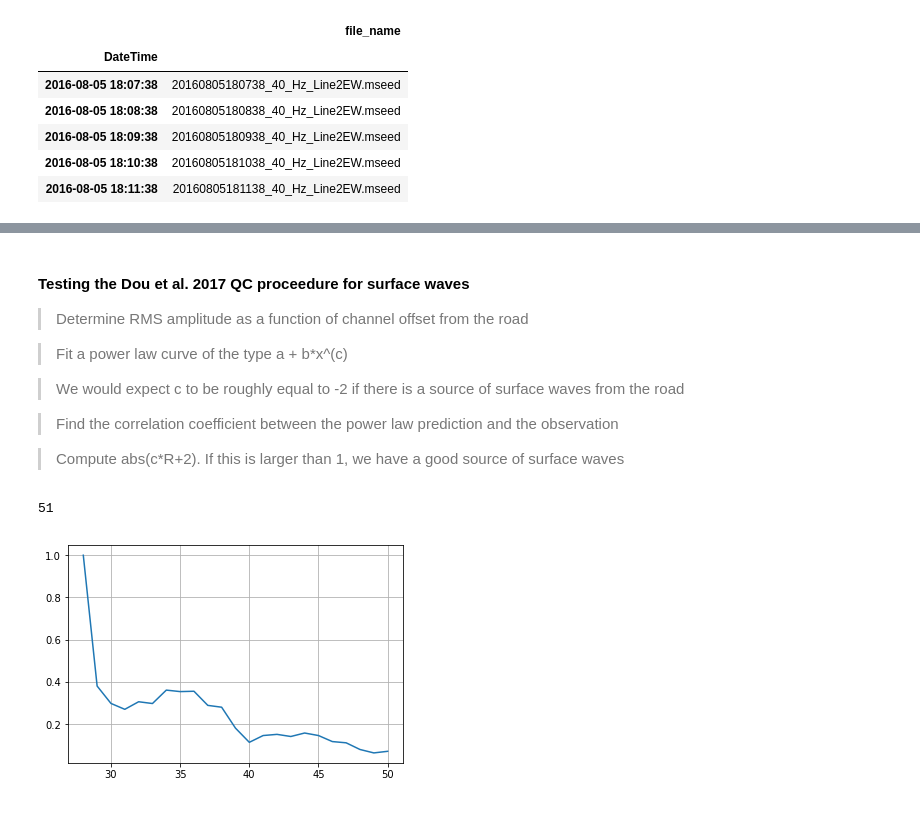
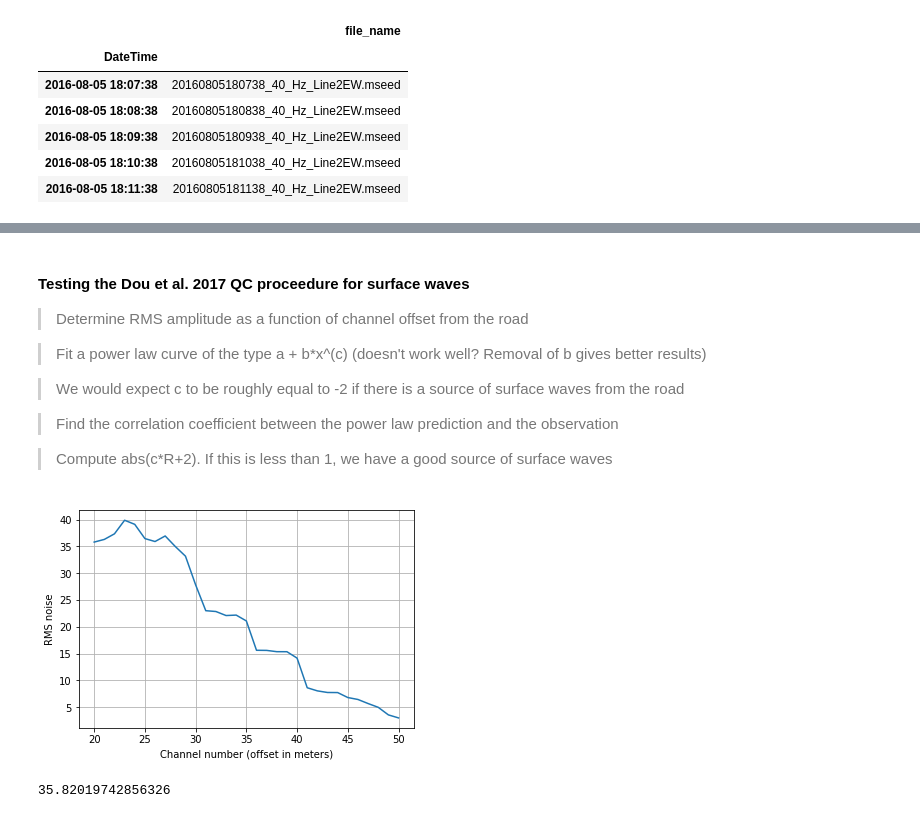
Before and after one commit to rmartinshort/Met_data_predict, a Jupyter notebook: notebooks/DAS XC test line 2EW.ipynb, the cells around one changed output, grey strips where cells are left out. Cells and saved outputs as stored; diff of their text form; code cells hidden in the pictures.

```diff
--- a/notebooks/DAS XC test line 2EW.ipynb
+++ b/notebooks/DAS XC test line 2EW.ipynb
@@ -59,7 +63,10 @@ datadir = "/media/rmartinshort/My Book/4Robert"
 cwd = os.getcwd()
 os.chdir(datadir)
 # %%
-f = op.read(fnames[0],format='mseed')
+f = op.read('20160805181538_40_Hz_Line2EW.mseed',format='mseed')
 f = f.detrend('demean')
 f = f.detrend('linear')
+rev_f = list(reversed(f))
+# %%
+start_trace = 25
 # %%
@@ -97,16 +113,0 @@ plt.ylim([-1,1])
-# %%
-shift = f[-1].stats.npts
-nchan = len(f)
-
-#############plot the pre-whitened trace
-f[-1].plot()
-f0 = whiten(f[-1])
-
-############plot the whitened trace
-f0.plot()
-
-
-fc = correlate(f0,f0,shift)
-X = np.linspace(-60,60,2*shift+1)
-Xcorr_mat = np.zeros([len(fc),nchan])
-Xcorr_mat[:,0] = fc
@@ -117,13 +115,13 @@ Xcorr_mat[:,0] = fc
 #### Testing the Dou et al. 2017 QC proceedure for surface waves
 >  Determine RMS amplitude as a function of channel offset from the road
 
->  Fit a power law curve of the type a + b*x^(c)
+>  Fit a power law curve of the type a + b*x^(c) (doesn't work well? Removal of b gives better results)
 
 >  We would expect c to be roughly equal to -2 if there is a source of surface waves from the road
 
 >  Find the correlation coefficient between the power law prediction and the observation
 
->  Compute abs(c*R+2). If this is larger than 1, we have a good source of surface waves
+>  Compute abs(c*R+2). If this is less than 1, we have a good source of surface waves
 # %%
 from scipy.optimize import curve_fit
 from scipy.stats import pearsonr
@@ -134,22 +132,27 @@ def func_powerlaw(x,m,a):
 
 target_func = func_powerlaw
 # %%
-print(nchan)
-chan_n = np.zeros(nchan)
-rms_vals = np.ones(nchan)
-offset = 28
-for i in range(nchan):
-    tr = list(reversed(f))[i]
-    tr.detrend('demean')
-    tr.detrend()
+chan_n = np.zeros(nchan-start_trace)
+rms_vals = np.ones(nchan-start_trace)
+offset = start_trace
+j = 0
+
+for i in range(start_trace,nchan):
+    tr = rev_f[i]
     x = tr.data
     rms_noise = np.sqrt(np.mean(x*x))
-    rms_vals[i] = rms_noise
-    chan_n[i] = i
+    rms_vals[j] = rms_noise
+    chan_n[j] = i
+    j += 1
 
-plt.plot(chan_n[offset:],rms_vals[offset:]/rms_vals[offset])
+plt.plot(chan_n,rms_vals)
+plt.xlabel('Channel number (offset in meters)')
+plt.ylabel('RMS noise')
 plt.grid()
 # %% [output]
-51
-[figure, old version]
+[figure, new version]
+# %%
+rms_vals[0]
+# %% [output]
+35.82019742856326
 # %%
```
Also changed, not shown: parts of 31 cells of this notebook, 2 other files.
